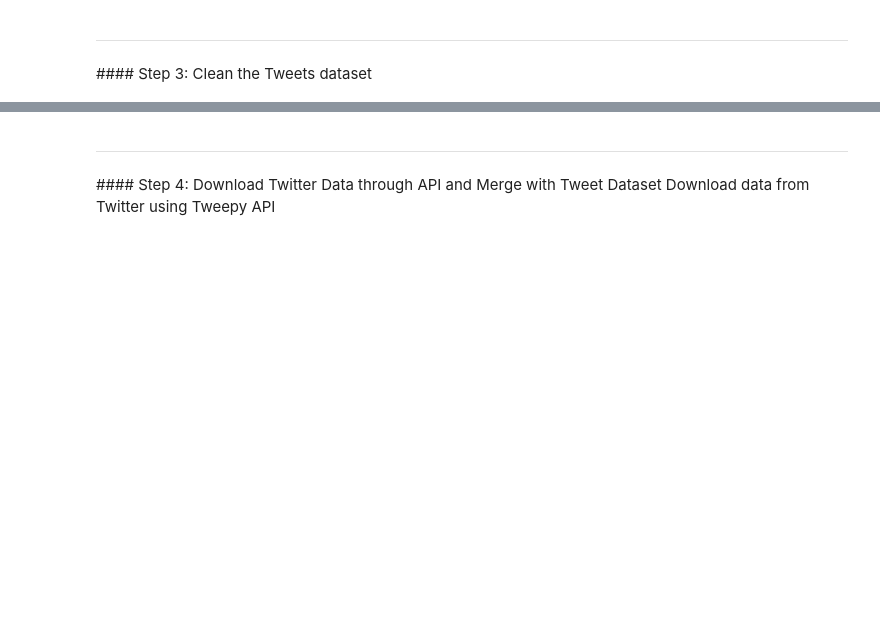
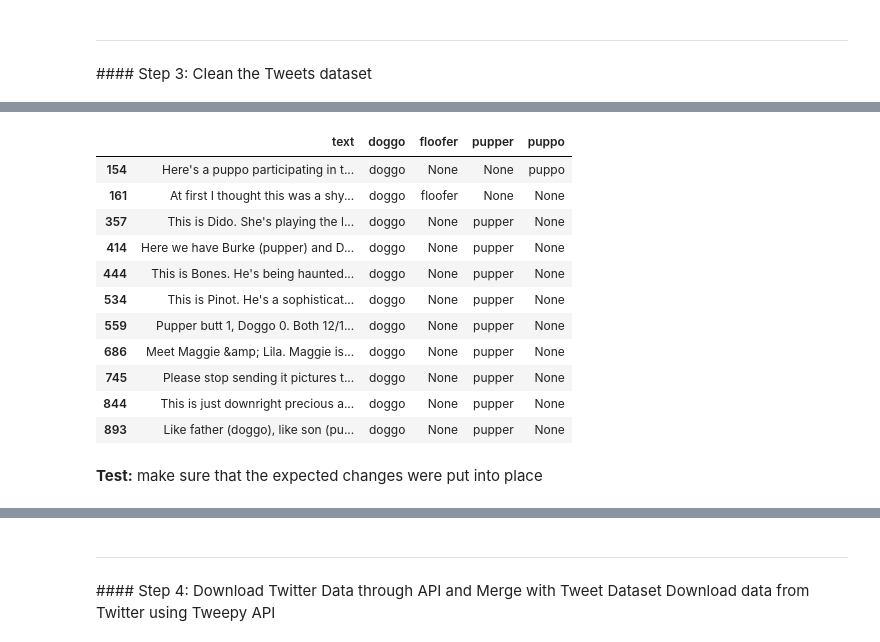
Before and after one commit to timothyshort/data_analysis, a Jupyter notebook: 06_datawrangling/twitter-case-study/wrangle_act.ipynb, the cells around one changed output, grey strips where cells are left out. Cells and saved outputs as stored; diff of their text form; code cells hidden in the pictures; blank space fills up the shorter version.

```diff
--- a/06_datawrangling/twitter-case-study/wrangle_act.ipynb
+++ b/06_datawrangling/twitter-case-study/wrangle_act.ipynb
@@ -67,7 +147,4 @@ df_tweets_copy = df_tweets.copy()
 # %%
-#change tweet_id to String
-df_tweets_copy['tweet_id'] = df_tweets_copy['tweet_id'].astype(str)
-
 #remove retweets
 df_tweets_copy = df_tweets_copy[df_tweets_copy['retweeted_status_id'].isnull()]
 
@@ -77,7 +154,10 @@ df_tweets_copy = df_tweets_copy[df_tweets_copy['in_reply_to_status_id'].isnull()
 #remove tweets with no photos
 df_tweets_copy = df_tweets_copy[df_tweets_copy['expanded_urls'].notnull()]
 
+#change tweet_id to String
+df_tweets_copy['tweet_id'] = df_tweets_copy['tweet_id'].astype(str)
+
 #change timestampe to DateTime
 df_tweets_copy['timestamp'] = pd.to_datetime(df_tweets_copy['timestamp'])
 
-df_tweets_copy.reset_index(inplace=True)
+df_tweets_copy.reset_index(drop=True, inplace=True)
@@ -95,7 +198,7 @@ df_tweets_copy.set_value(2073, 'rating_numerator', 9);
 df_tweets_copy.set_value([851, 946, 1423, 2073], 'rating_denominator', 10);
 
 df_tweets_copy.drop(402, inplace=True)
-df_tweets_copy.reset_index()
+df_tweets_copy.reset_index(drop=True, inplace=True)
 
 #update ratings for photos of multiple dogs - look for deniminators greater than 10 in multiples of 10
 for row in df_tweets_copy[df_tweets_copy['rating_denominator'] != 10][['text', 'rating_numerator', 'rating_denominator']].itertuples():
@@ -110,10 +220,33 @@ df_tweets_copy[df_tweets_copy['rating_numerator'] > 15][['text', 'rating_numerat
 # %%
-#manually update errors
-df_tweets_copy.set_value(527, 'rating_numerator', 9.75);
-df_tweets_copy.set_value(584, 'rating_numerator', 11.27);
-df_tweets_copy.set_value(1471, 'rating_numerator', 11.26);
+#manually update errors - based on numerator
+df_tweets_copy.set_value(526, 'rating_numerator', 9.75);
+df_tweets_copy.set_value(583, 'rating_numerator', 11.27);
+df_tweets_copy.set_value(1470, 'rating_numerator', 11.26);
 
 #remove errors
-df_tweets_copy.drop(768, inplace=True)
-df_tweets_copy.drop(1818, inplace=True)
-df_tweets_copy.reset_index();
+df_tweets_copy.drop([767, 1817], inplace=True)
+df_tweets_copy.reset_index(drop=True, inplace=True);
+# %%
+#clean multiple dog stages
+dog_multiples = []
+for index, dog_stage in enumerate(dog_stages):
+    for i in range(index+1, len(dog_stages)):
+        temp_array = df_tweets_copy.query(dog_stage + ' != "None" and ' + dog_stages[i] + ' != "None"').index.get_values()
+        for temp in temp_array:
+            dog_multiples.append(temp)
+
+dog_multiples.sort()
+df_tweets_copy.iloc[dog_multiples][['text', 'doggo', 'floofer', 'pupper', 'puppo']]
+# %% [output]
+|  | text | doggo | floofer | pupper | puppo |
+| 154 | Here's a puppo participating in t... | doggo | None | None | puppo |
+| 161 | At first I thought this was a shy... | doggo | floofer | None | None |
+| 357 | This is Dido. She's playing the l... | doggo | None | pupper | None |
+| 414 | Here we have Burke (pupper) and D... | doggo | None | pupper | None |
+| 444 | This is Bones. He's being haunted... | doggo | None | pupper | None |
+| 534 | This is Pinot. He's a sophisticat... | doggo | None | pupper | None |
+| 559 | Pupper butt 1, Doggo 0. Both 12/1... | doggo | None | pupper | None |
+| 686 | Meet Maggie &amp; Lila. Maggie is... | doggo | None | pupper | None |
+| 745 | Please stop sending it pictures t... | doggo | None | pupper | None |
+| 844 | This is just downright precious a... | doggo | None | pupper | None |
+| 893 | Like father (doggo), like son (pu... | doggo | None | pupper | None |
@@ -119,0 +260,2 @@ df_tweets_copy.reset_index();
+# %% [markdown]
+**Test:** make sure that the expected changes were put into place
```
Also changed, not shown: parts of 34 cells of this notebook, 2 other files.
